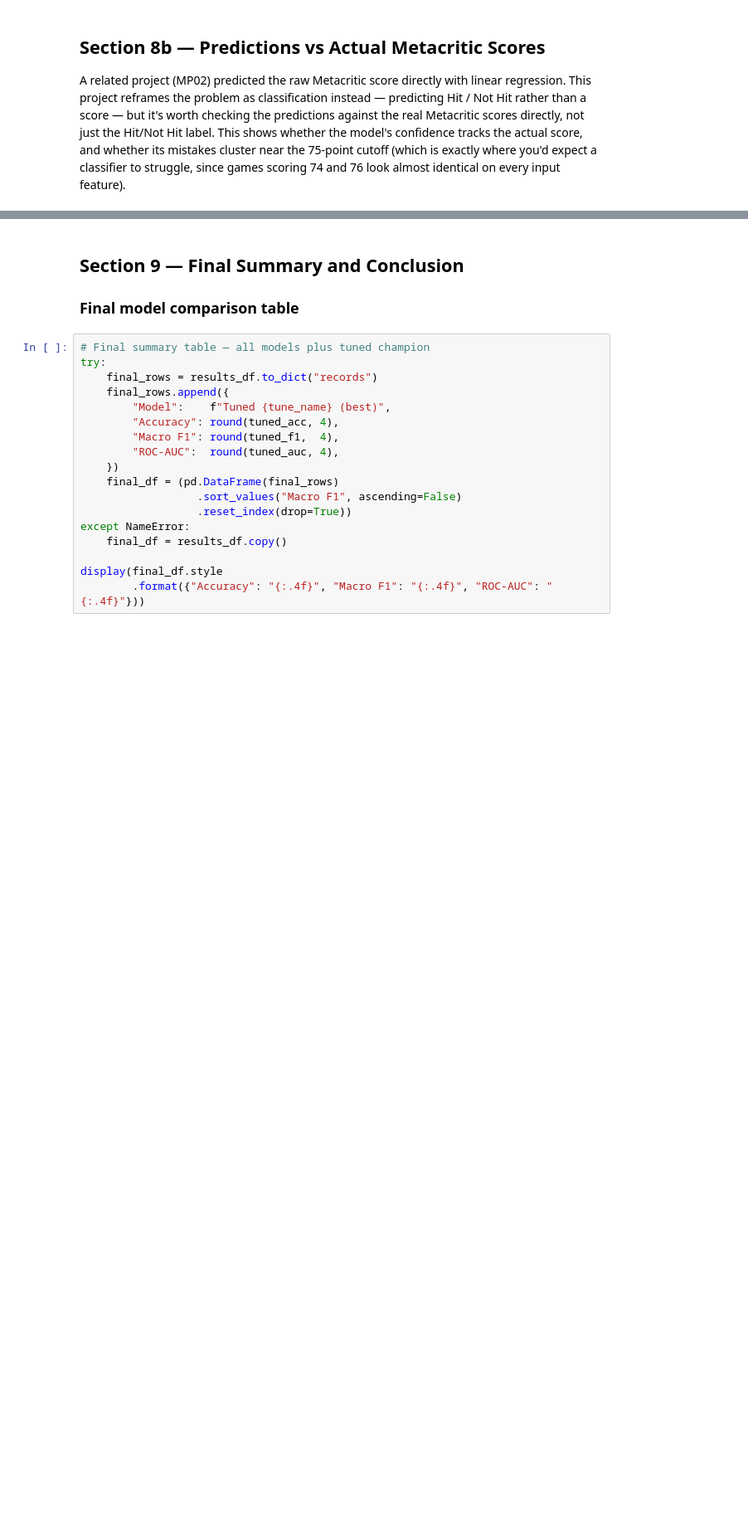
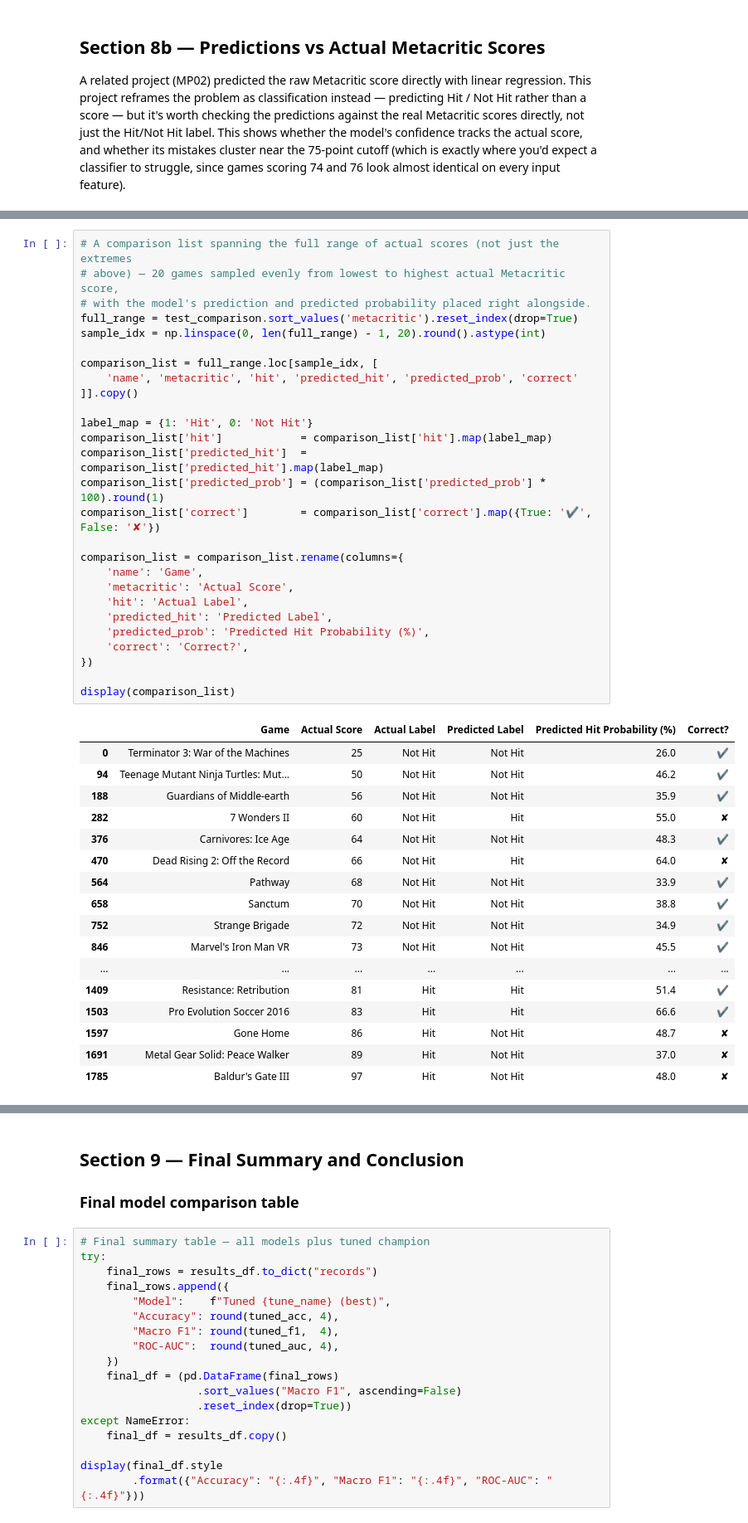
Before and after one commit to brighthikaru/game-success-classifier, a Jupyter notebook: notebooks/MP03_Game_Success_Classifier.ipynb, the cells around one changed output, grey strips where cells are left out. Shown at 83% size. Saved outputs shown, nothing was run; the diff lists cells and outputs as text; blank space fills up the shorter version.

```diff
--- a/notebooks/MP03_Game_Success_Classifier.ipynb
+++ b/notebooks/MP03_Game_Success_Classifier.ipynb
@@ -1426,0 +1459,45 @@ The example rows make the pattern concrete. The confident, correct predictions a
+# %%
+# A comparison list spanning the full range of actual scores (not just the extremes
+# above) — 20 games sampled evenly from lowest to highest actual Metacritic score,
+# with the model's prediction and predicted probability placed right alongside.
+full_range = test_comparison.sort_values('metacritic').reset_index(drop=True)
+sample_idx = np.linspace(0, len(full_range) - 1, 20).round().astype(int)
+
+comparison_list = full_range.loc[sample_idx, [
+    'name', 'metacritic', 'hit', 'predicted_hit', 'predicted_prob', 'correct'
+]].copy()
+
+label_map = {1: 'Hit', 0: 'Not Hit'}
+comparison_list['hit']            = comparison_list['hit'].map(label_map)
+comparison_list['predicted_hit']  = comparison_list['predicted_hit'].map(label_map)
+comparison_list['predicted_prob'] = (comparison_list['predicted_prob'] * 100).round(1)
+comparison_list['correct']        = comparison_list['correct'].map({True: '✔', False: '✘'})
+
+comparison_list = comparison_list.rename(columns={
+    'name': 'Game',
+    'metacritic': 'Actual Score',
+    'hit': 'Actual Label',
+    'predicted_hit': 'Predicted Label',
+    'predicted_prob': 'Predicted Hit Probability (%)',
+    'correct': 'Correct?',
+})
+
+display(comparison_list)
+# %% [output]
+|  | Game | Actual Score | Actual Label | Predicted Label | Predicted Hit Probability (%) | Correct? |
+| 0 | Terminator 3: War of the Machines | 25 | Not Hit | Not Hit | 26.0 | ✔ |
+| 94 | Teenage Mutant Ninja Turtles: Mut... | 50 | Not Hit | Not Hit | 46.2 | ✔ |
+| 188 | Guardians of Middle-earth | 56 | Not Hit | Not Hit | 35.9 | ✔ |
+| 282 | 7 Wonders II | 60 | Not Hit | Hit | 55.0 | ✘ |
+| 376 | Carnivores: Ice Age | 64 | Not Hit | Not Hit | 48.3 | ✔ |
+| 470 | Dead Rising 2: Off the Record | 66 | Not Hit | Hit | 64.0 | ✘ |
+| 564 | Pathway | 68 | Not Hit | Not Hit | 33.9 | ✔ |
+| 658 | Sanctum | 70 | Not Hit | Not Hit | 38.8 | ✔ |
+| 752 | Strange Brigade | 72 | Not Hit | Not Hit | 34.9 | ✔ |
+| 846 | Marvel's Iron Man VR | 73 | Not Hit | Not Hit | 45.5 | ✔ |
+| ... | ... | ... | ... | ... | ... | ... |
+| 1409 | Resistance: Retribution | 81 | Hit | Hit | 51.4 | ✔ |
+| 1503 | Pro Evolution Soccer 2016 | 83 | Hit | Hit | 66.6 | ✔ |
+| 1597 | Gone Home | 86 | Hit | Not Hit | 48.7 | ✘ |
+| 1691 | Metal Gear Solid: Peace Walker | 89 | Hit | Not Hit | 37.0 | ✘ |
+| 1785 | Baldur's Gate III | 97 | Hit | Not Hit | 48.0 | ✘ |
```
Also changed, not shown: parts of 13 cells of this notebook, 2 other files.
